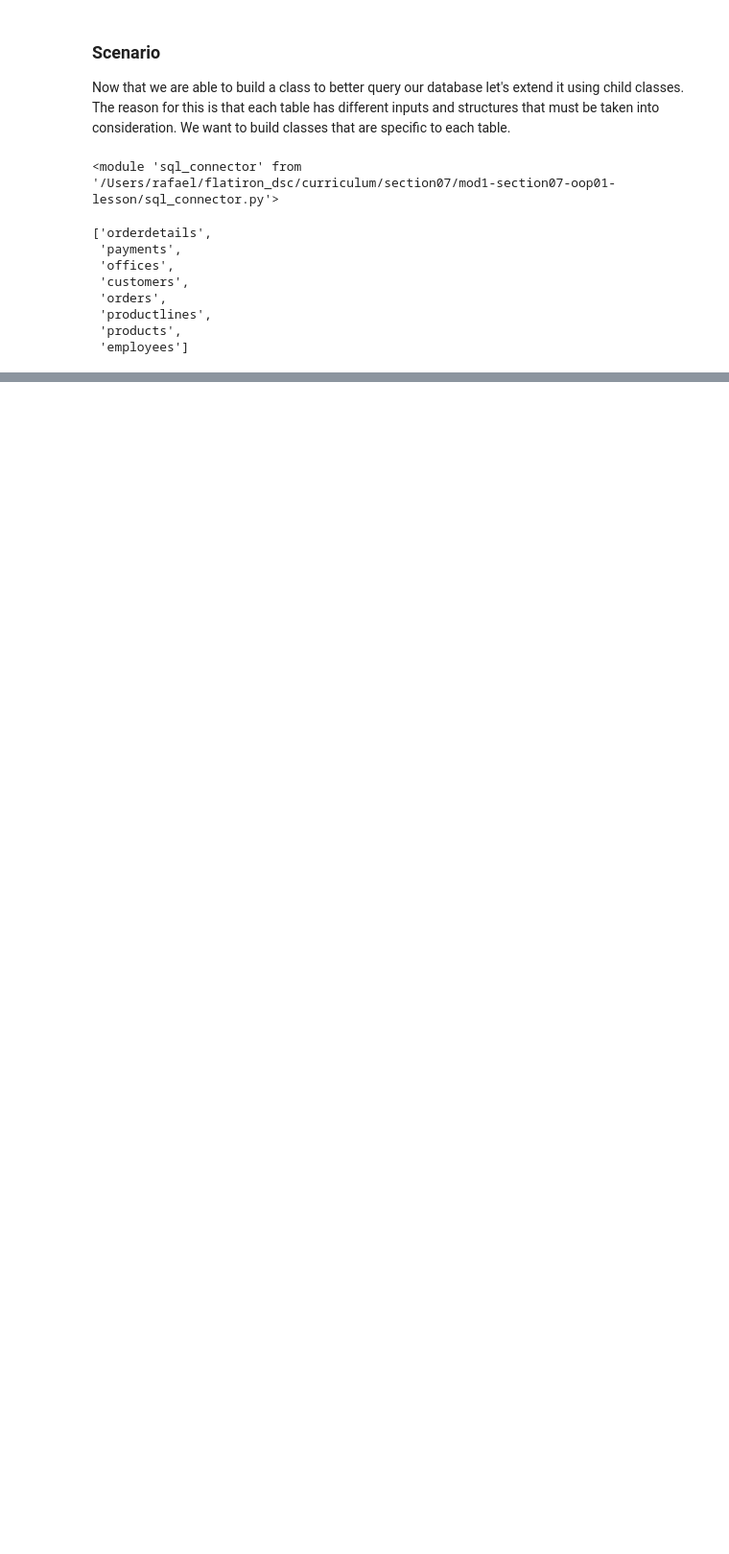
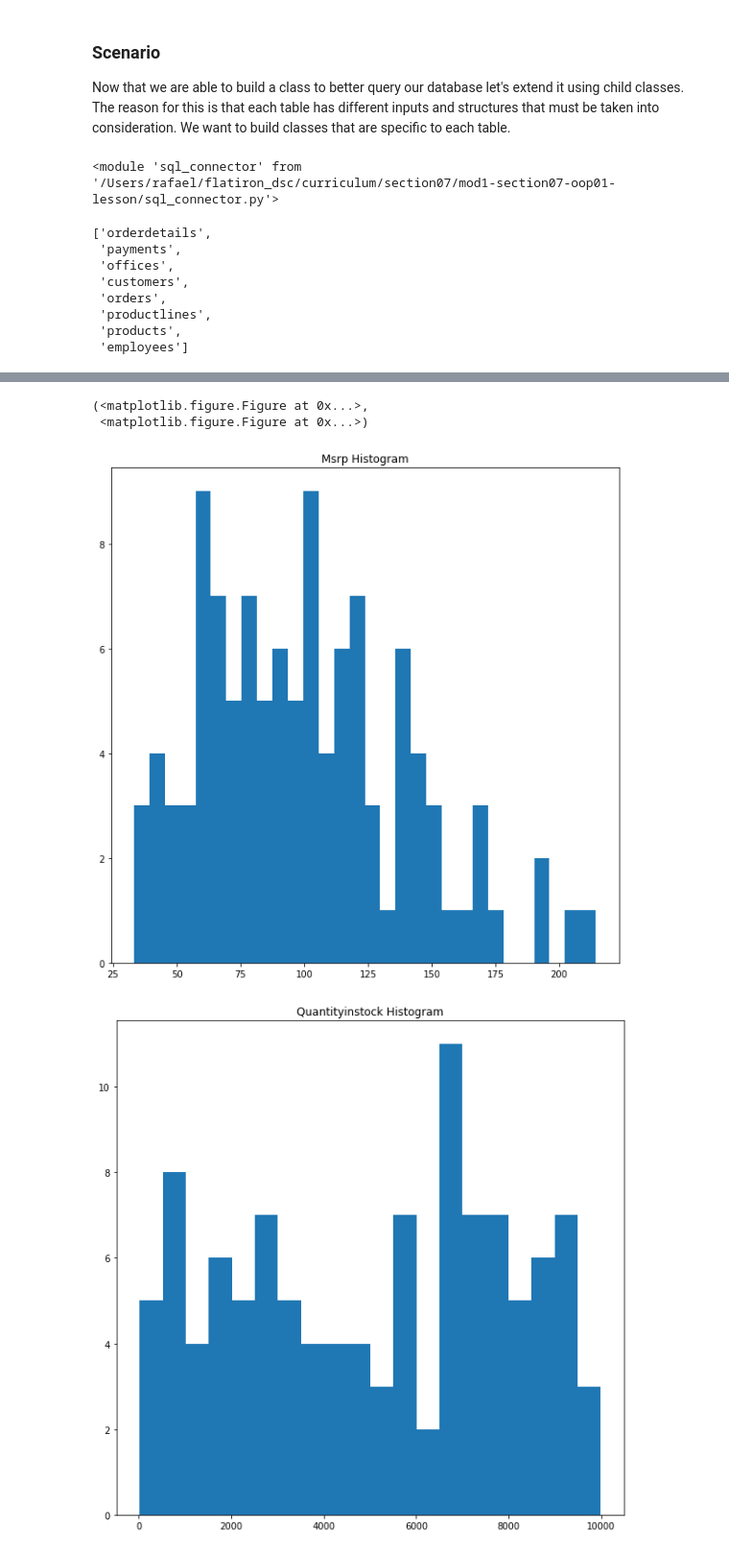
Before and after one commit to erdosn/mod1-section07-oop01-lesson, a Jupyter notebook: lesson-plan.ipynb, the cells around one changed output, grey strips where cells are left out. Shown at 96% size. Cells and saved outputs as stored; diff of their text form; code cells hidden in the pictures; blank space fills up the shorter version.

```diff
--- a/lesson-plan.ipynb
+++ b/lesson-plan.ipynb
@@ -52,0 +56,7 @@ products.columns
+# %%
+products.plot_histogram("MSRP", bins=30), products.plot_histogram("quantityInStock")
+# %% [output]
+(<matplotlib.figure.Figure at 0x...>,
+ <matplotlib.figure.Figure at 0x...>)
+[figure, added]
+[figure, added]
```
Also changed, not shown: parts of 21 cells of this notebook, 1 other file.
